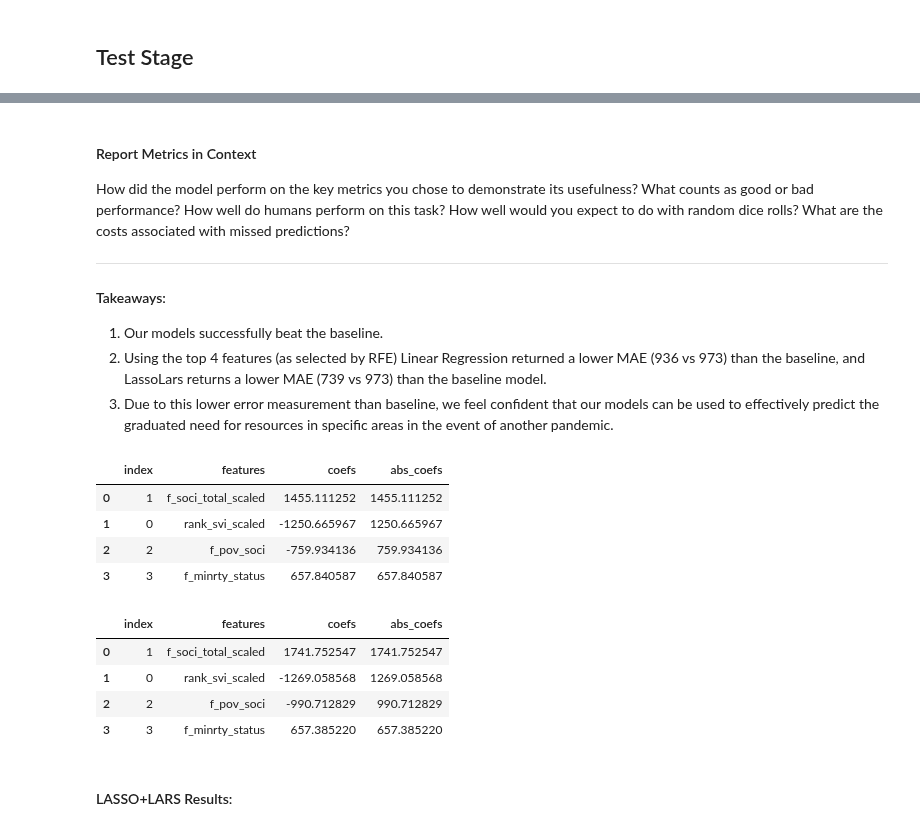
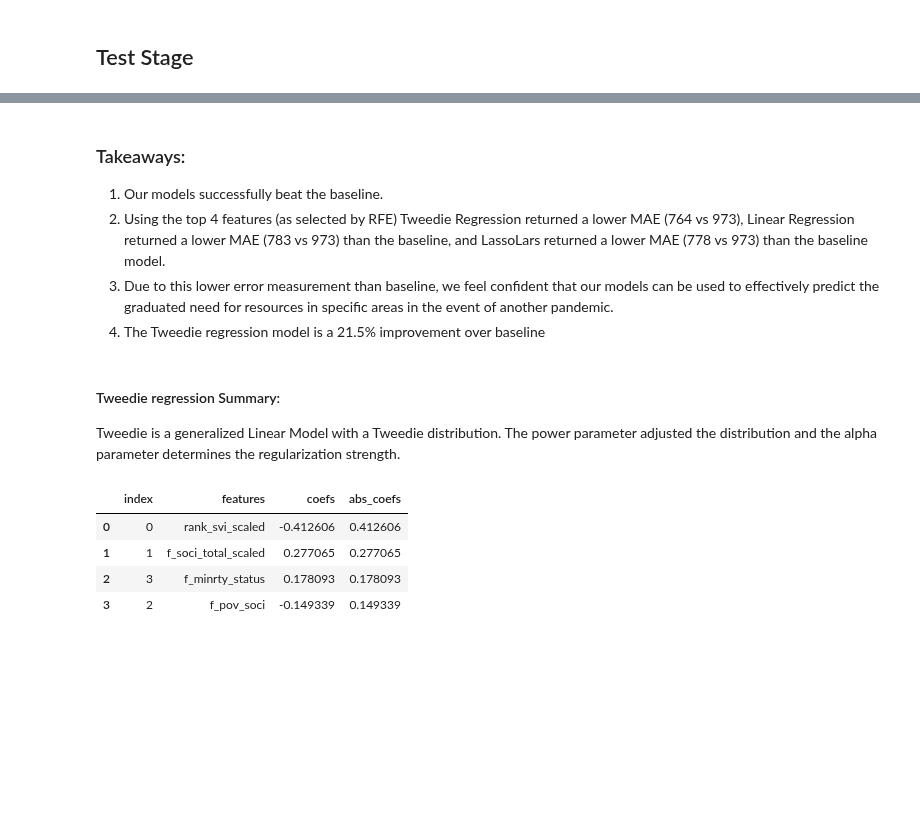
Before and after one commit to SVI-Capstone/svi_capstone, a Jupyter notebook: mvp-sa.ipynb, the cells around one changed output, grey strips where cells are left out. Saved outputs shown, nothing was run; the diff lists cells and outputs as text; code cells hidden in the pictures; blank space fills up the shorter version.

```diff
--- a/mvp-sa.ipynb
+++ b/mvp-sa.ipynb
@@ -336,6 +413,6 @@ results.sort_values('LassoLars_MAE')
 X_test_top4 = X_test_scaled[['rank_svi_scaled', 'f_soci_total_scaled', 'f_pov_soci', 'f_minrty_status']]
 # %%
 # fit Linear Regression with Top4 features on train dataset, then use that model to predict test values
-LRtestMAE, modelLR = model_MAE.linear_test(X_top4, y_train, X_test_top4, y_test)
-LRtestMAE
+TWtestMAE, modelTW = model_MAE.tweedie_test(X_top4, y_train, X_test_top4, y_test, 1.5, .5)
+TWtestMAE
 # %% [output]
@@ -348,11 +430,6 @@ LLtestMAE
 # %% [markdown]
-#### Report Metrics in Context
-
-How did the model perform on the key metrics you chose to demonstrate its usefulness? What counts as good or bad performance? How well do humans perform on this task? How well would you expect to do with random dice rolls? What are the costs associated with missed predictions?
-
----------------
-
-#### Takeaways:
+### Takeaways:
 1. Our models successfully beat the baseline.
-2. Using the top 4 features (as selected by RFE) Linear Regression returned a lower MAE (936 vs 973) than the baseline, and LassoLars returns a lower MAE (739 vs 973) than the baseline model.
+2. Using the top 4 features (as selected by RFE) Tweedie Regression returned a lower MAE (764 vs 973), Linear Regression returned a lower MAE (783 vs 973) than the baseline, and LassoLars returned a lower MAE (778 vs 973) than the baseline model.
 3. Due to this lower error measurement than baseline, we feel confident that our models can be used to effectively predict the graduated need for resources in specific areas in the event of another pandemic.
+4. The Tweedie regression model is a 21.5% improvement over baseline
@@ -365,37 +436,18 @@ How did the model perform on the key metrics you chose to demonstrate its useful
+# %% [markdown]
+#### Tweedie regression Summary:
+
+Tweedie is a generalized Linear Model with a Tweedie distribution. The power parameter adjusted the distribution and the alpha parameter determines the regularization strength.
 # %%
-# LASSOLARS Results table:
-# import pandas as pd
-
-ll_result = pd.DataFrame()
+# Tweedie Results table:
+tw_result = pd.DataFrame()
 x_train_columns = X_test_top4.columns.tolist()
-ll_result['features'] = x_train_columns
-ll_result['coefs'] = modelLL.coef_
-ll_result['abs_coefs'] = abs(modelLL.coef_)
-ll_result.sort_values(by = 'abs_coefs', ascending = False).reset_index()
+tw_result['features'] = x_train_columns
+tw_result['coefs'] = modelTW.coef_
+tw_result['abs_coefs'] = abs(modelTW.coef_)
+tw_result.sort_values(by = 'abs_coefs', ascending = False).reset_index()
 # %% [output]
 |  | index | features | coefs | abs_coefs |
-| 0 | 1 | f_soci_total_scaled | 1455.111252 | 1455.111252 |
-| 1 | 0 | rank_svi_scaled | -1250.665967 | 1250.665967 |
-| 2 | 2 | f_pov_soci | -759.934136 | 759.934136 |
-| 3 | 3 | f_minrty_status | 657.840587 | 657.840587 |
+| 0 | 0 | rank_svi_scaled | -0.412606 | 0.412606 |
+| 1 | 1 | f_soci_total_scaled | 0.277065 | 0.277065 |
+| 2 | 3 | f_minrty_status | 0.178093 | 0.178093 |
+| 3 | 2 | f_pov_soci | -0.149339 | 0.149339 |
-# %%
-# linear regression Results table:
-flat_list = []
-for sublist in modelLR.coef_:
-    for item in sublist:
-        flat_list.append(item)
-
-lr_result = pd.DataFrame()
-x_train_columns = X_test_top4.columns.tolist()
-lr_result['features'] = x_train_columns
-lr_result['coefs'] = flat_list
-lr_result['abs_coefs'] = abs(lr_result.coefs)
-lr_result.sort_values(by='abs_coefs', ascending = False).reset_index()
-# %% [output]
-|  | index | features | coefs | abs_coefs |
-| 0 | 1 | f_soci_total_scaled | 1741.752547 | 1741.752547 |
-| 1 | 0 | rank_svi_scaled | -1269.058568 | 1269.058568 |
-| 2 | 2 | f_pov_soci | -990.712829 | 990.712829 |
-| 3 | 3 | f_minrty_status | 657.385220 | 657.385220 |
-# %% [markdown]
-#### LASSO+LARS Results:
```
Also changed, not shown: parts of 20 cells of this notebook.
